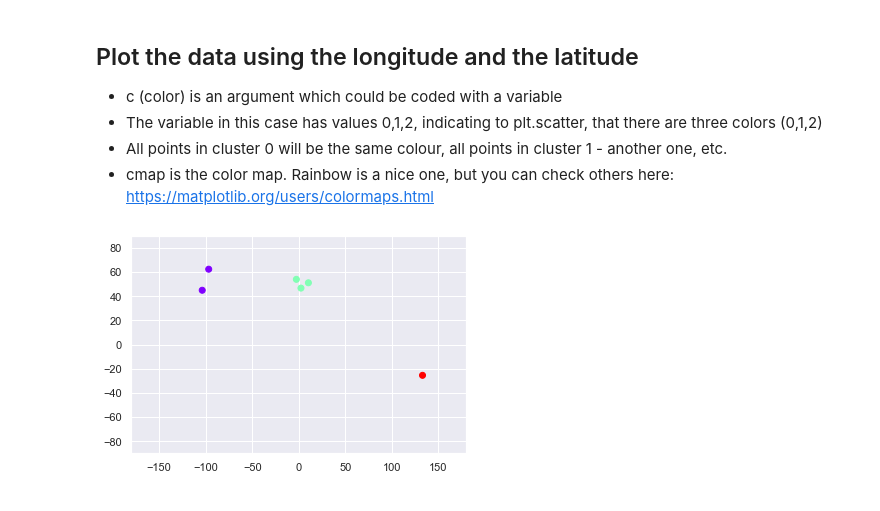
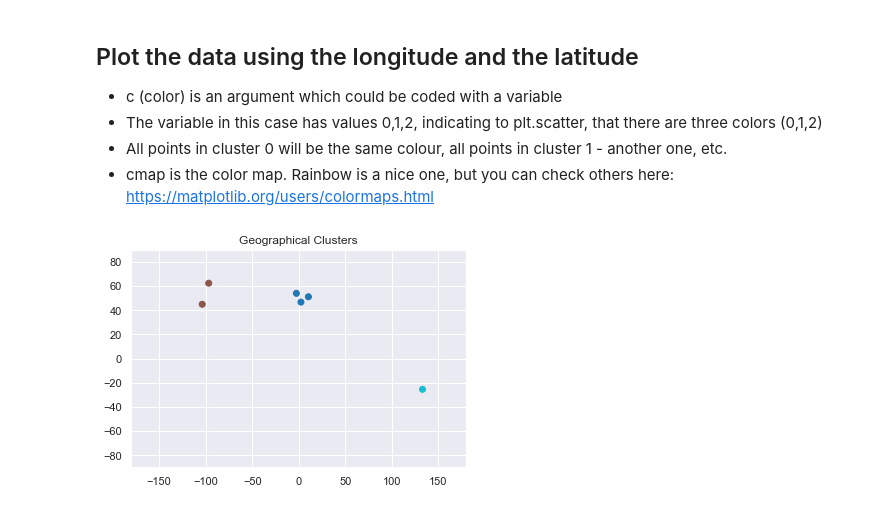
Before and after one commit to faithkane3/clustering_practice, a Jupyter notebook: country_clusters.ipynb, the cells around one changed output. Drawn from its saved outputs; the diff is of its cells as text; code cells hidden in the pictures.

Commit message:
Commit language cluster

```diff
--- a/country_clusters.ipynb
+++ b/country_clusters.ipynb
@@ -28,7 +28,7 @@ from sklearn.cluster import KMeans
 ## Load the data
 # %%
 # Load the country clusters data
-df = pd.read_csv('country_clusters.csv')
+df = pd.read_csv('../country_clusters.csv')
 # %%
 # Check out the data manually
 df.head()
@@ -115,7 +115,7 @@ data_with_clusters = df.copy()
 # %%
 # Create a new column containing the identified cluster for each observation
 
-data_with_clusters['Cluster'] = identified_clusters
+data_with_clusters['Geo_Cluster'] = identified_clusters
 # %%
 # Check the result
 data_with_clusters
@@ -134,11 +134,12 @@ data_with_clusters
 - All points in cluster 0 will be the same colour, all points in cluster 1 - another one, etc.
 - cmap is the color map. Rainbow is a nice one, but you can check others here: https://matplotlib.org/users/colormaps.html
 # %%
-plt.scatter(data_with_clusters['Longitude'],data_with_clusters['Latitude'],c=data_with_clusters['Cluster'],cmap='rainbow')
+plt.scatter(data_with_clusters['Longitude'],data_with_clusters['Latitude'],c=data_with_clusters['Geo_Cluster'],cmap='tab10')
 
 plt.xlim(-180,180)
 plt.ylim(-90,90)
 
+plt.title('Geographical Clusters')
 plt.show()
 # %% [output]
-[figure, old version]
+[figure, new version]
```
Also changed, not shown: parts of 9 cells of this notebook.
